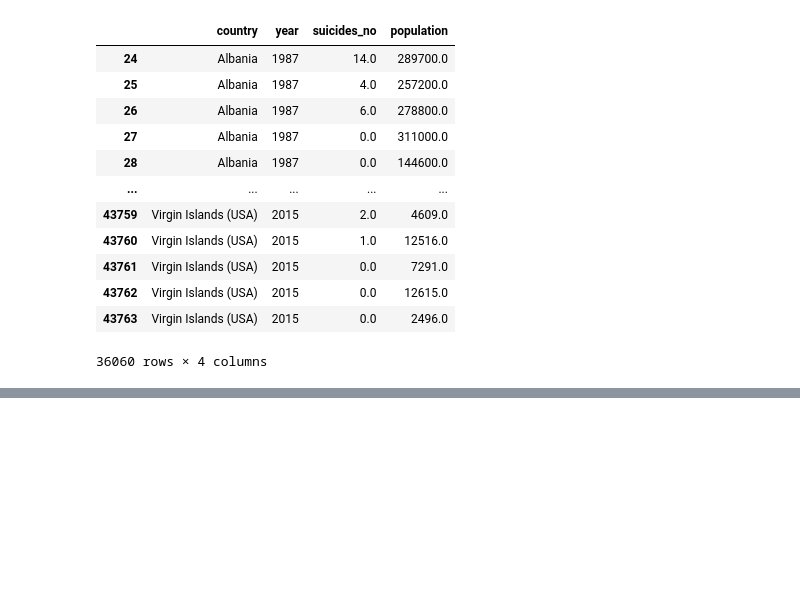
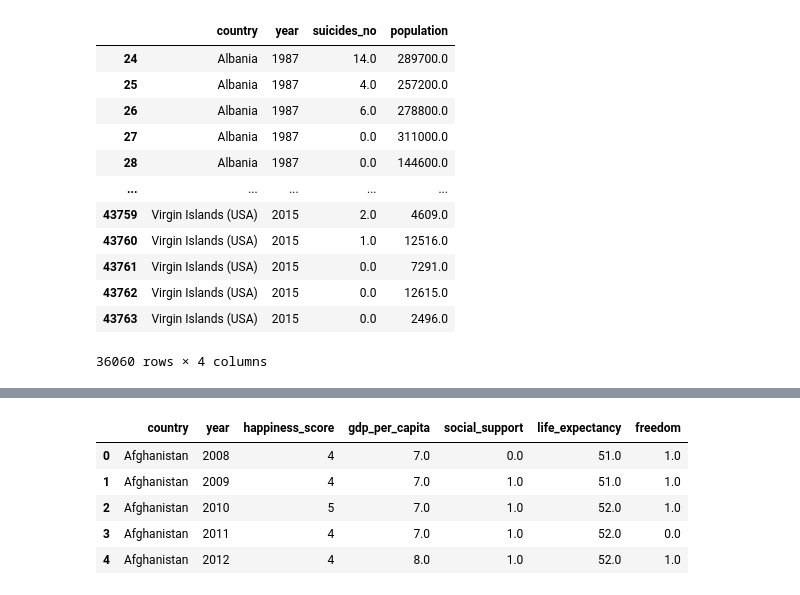
Before and after one commit to Mvhaynes/world-happiness, a Jupyter notebook: world-happiness.ipynb, the cells around one changed output, grey strips where cells are left out. Cells and saved outputs as stored; diff of their text form; code cells hidden in the pictures; blank space fills up the shorter version.

```diff
--- a/world-happiness.ipynb
+++ b/world-happiness.ipynb
@@ -110,0 +122,3 @@ total_popn
+# %%
+rds_connection_string = "postgres:<insert password>@localhost:5432/world_happiness_db"
+engine = create_engine(f'postgresql://{rds_connection_string}')
@@ -110,0 +151,9 @@ total_popn
+# %%
+pd.read_sql_query('SELECT * FROM happiness', con=engine).head()
+# %% [output]
+|  | country | year | happiness_score | gdp_per_capita | social_support | life_expectancy | freedom |
+| 0 | Afghanistan | 2008 | 4 | 7.0 | 0.0 | 51.0 | 1.0 |
+| 1 | Afghanistan | 2009 | 4 | 7.0 | 1.0 | 51.0 | 1.0 |
+| 2 | Afghanistan | 2010 | 5 | 7.0 | 1.0 | 52.0 | 1.0 |
+| 3 | Afghanistan | 2011 | 4 | 7.0 | 1.0 | 52.0 | 0.0 |
+| 4 | Afghanistan | 2012 | 4 | 8.0 | 1.0 | 52.0 | 1.0 |
```
Also changed, not shown: parts of 10 cells of this notebook, 1 other file.
